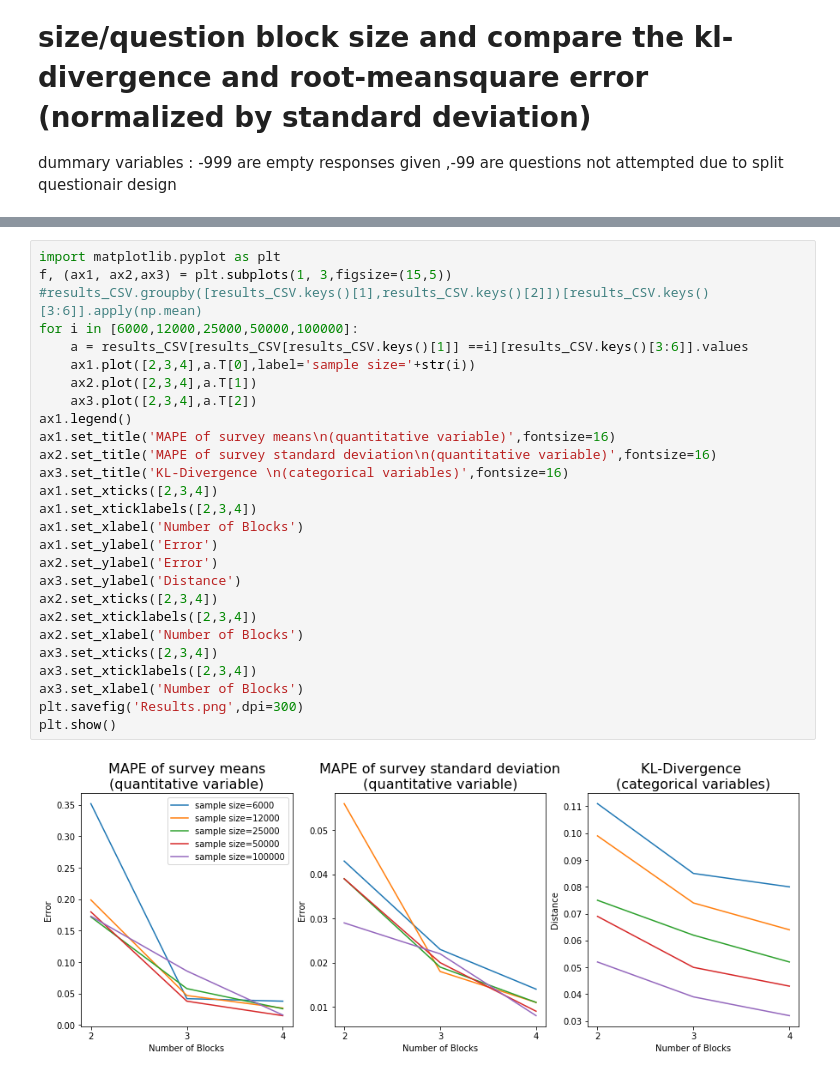
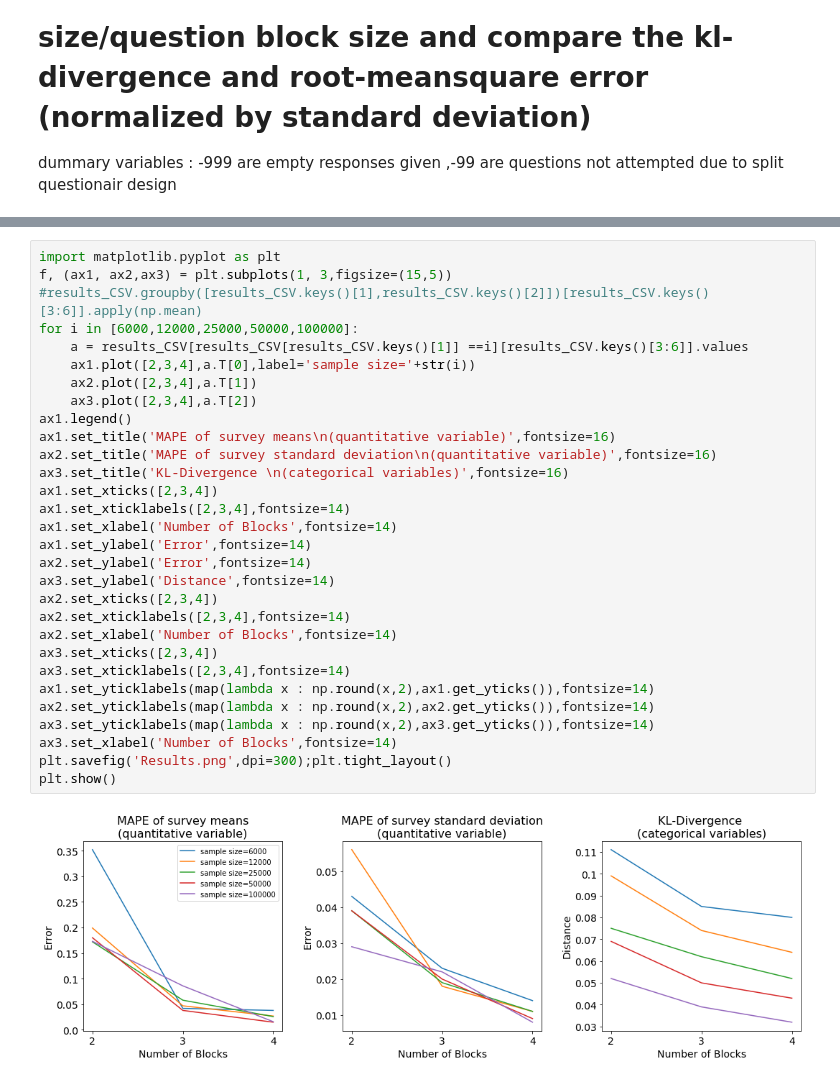
Before and after one commit to leexa90/ST5220, a Jupyter notebook: ST5220.ipynb, the cells around one changed output, grey strips where cells are left out. Drawn from its saved outputs; the diff is of its cells as text.

```diff
--- a/ST5220.ipynb
+++ b/ST5220.ipynb
@@ -357,29 +357,32 @@ results_CSV[results_CSV.keys()[:6]]
 # %%
 import matplotlib.pyplot as plt
 f, (ax1, ax2,ax3) = plt.subplots(1, 3,figsize=(15,5))
 #results_CSV.groupby([results_CSV.keys()[1],results_CSV.keys()[2]])[results_CSV.keys()[3:6]].apply(np.mean)
 for i in [6000,12000,25000,50000,100000]:
     a = results_CSV[results_CSV[results_CSV.keys()[1]] ==i][results_CSV.keys()[3:6]].values
     ax1.plot([2,3,4],a.T[0],label='sample size='+str(i))
     ax2.plot([2,3,4],a.T[1])
     ax3.plot([2,3,4],a.T[2])
 ax1.legend()
 ax1.set_title('MAPE of survey means\n(quantitative variable)',fontsize=16)
 ax2.set_title('MAPE of survey standard deviation\n(quantitative variable)',fontsize=16)
 ax3.set_title('KL-Divergence \n(categorical variables)',fontsize=16)
 ax1.set_xticks([2,3,4])
-ax1.set_xticklabels([2,3,4])
-ax1.set_xlabel('Number of Blocks')
-ax1.set_ylabel('Error')
-ax2.set_ylabel('Error')
-ax3.set_ylabel('Distance')
+ax1.set_xticklabels([2,3,4],fontsize=14)
+ax1.set_xlabel('Number of Blocks',fontsize=14)
+ax1.set_ylabel('Error',fontsize=14)
+ax2.set_ylabel('Error',fontsize=14)
+ax3.set_ylabel('Distance',fontsize=14)
 ax2.set_xticks([2,3,4])
-ax2.set_xticklabels([2,3,4])
-ax2.set_xlabel('Number of Blocks')
+ax2.set_xticklabels([2,3,4],fontsize=14)
+ax2.set_xlabel('Number of Blocks',fontsize=14)
 ax3.set_xticks([2,3,4])
-ax3.set_xticklabels([2,3,4])
-ax3.set_xlabel('Number of Blocks')
-plt.savefig('Results.png',dpi=300)
+ax3.set_xticklabels([2,3,4],fontsize=14)
+ax1.set_yticklabels(map(lambda x : np.round(x,2),ax1.get_yticks()),fontsize=14)
+ax2.set_yticklabels(map(lambda x : np.round(x,2),ax2.get_yticks()),fontsize=14)
+ax3.set_yticklabels(map(lambda x : np.round(x,2),ax3.get_yticks()),fontsize=14)
+ax3.set_xlabel('Number of Blocks',fontsize=14)
+plt.savefig('Results.png',dpi=300);plt.tight_layout()
 plt.show()
 # %% [output]
-[figure, old version]
+[figure, new version]
```
Also changed, not shown: 1 other file.
